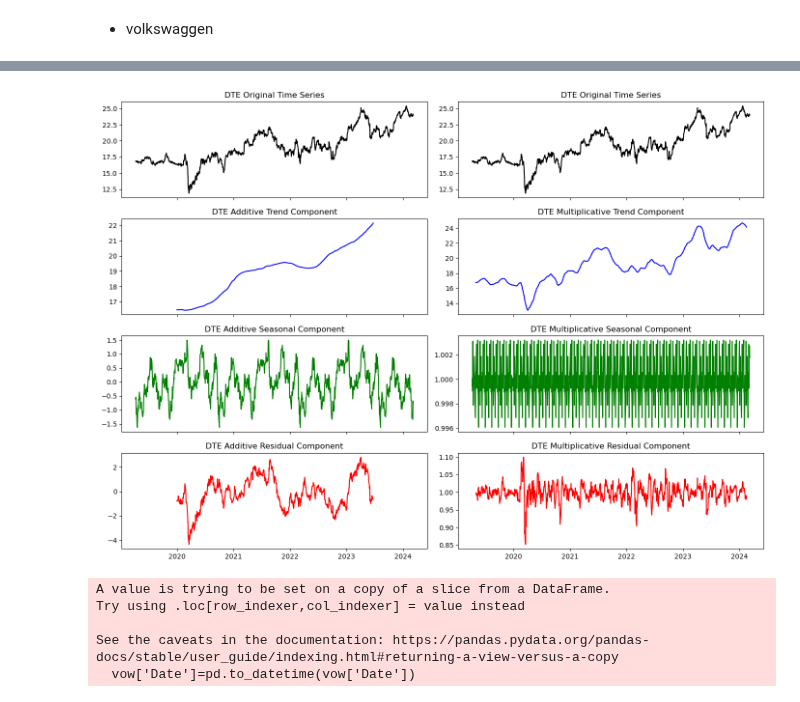
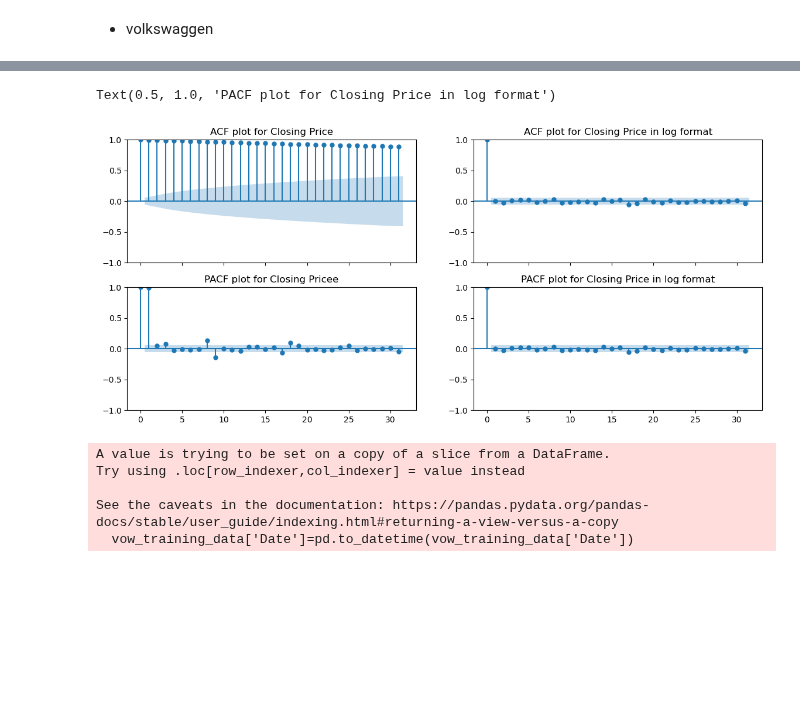
Before and after one commit to lucaluisadjei/pythongermanstocks, a Jupyter notebook: python_project.ipynb, the cells around one changed output, grey strips where cells are left out. Cells and saved outputs as stored; diff of their text form; code cells hidden in the pictures; blank space fills up the shorter version.

```diff
--- a/python_project.ipynb
+++ b/python_project.ipynb
@@ -613,40 +563,15 @@ plt.show()
-# %%
-##now do the decomposition for each telekom company
-##additive and multiplicative for each vehicle company
-# ---  Apply Additive and Multiplicative Decomposition ---
-additive_decomposition = seasonal_decompose(dte["Close"], model="additive", period=365)
-multiplicative_decomposition = seasonal_decompose(dte["Close"], model="multiplicative", period=30)
-
-# Plot both decompositions side by side
-fig, axes = plt.subplots(4, 2, figsize=(14, 10), sharex=True)
-
-# Additive Decomposition Plots
-axes[0, 0].plot(dte['Date'], dte["Close"], color="black")
-axes[0, 0].set_title("DTE Original Time Series")
-
-axes[1, 0].plot(dte['Date'], additive_decomposition.trend, color="blue")
-axes[1, 0].set_title("DTE Additive Trend Component")
-
-axes[2, 0].plot(dte['Date'], additive_decomposition.seasonal, color="green")
-axes[2, 0].set_title("DTE Additive Seasonal Component")
-
-axes[3, 0].plot(dte['Date'], additive_decomposition.resid, color="red")
-axes[3, 0].set_title("DTE Additive Residual Component")
-
-# Multiplicative Decomposition Plots
-axes[0, 1].plot(dte['Date'], dte["Close"], color="black")
-axes[0, 1].set_title("DTE Original Time Series")
-
-axes[1, 1].plot(dte['Date'], multiplicative_decomposition.trend, color="blue")
-axes[1, 1].set_title("DTE Multiplicative Trend Component")
-
-axes[2, 1].plot(dte['Date'], multiplicative_decomposition.seasonal, color="green")
-axes[2, 1].set_title("DTE Multiplicative Seasonal Component")
-
-axes[3, 1].plot(dte['Date'], multiplicative_decomposition.resid, color="red")
-axes[3, 1].set_title("DTE Multiplicative Residual Component")
-
-plt.tight_layout()
-plt.show()
-# %% [output]
-[figure, removed]
+# %%
+fig, axes=plt.subplots(2,2,figsize=(14,6),sharex=True)
+plot_acf( vow['Close'],ax=axes[0,0])
+axes[0,0].set_title('ACF plot for Closing Price')
+plot_pacf(vow['Close'], ax=axes[1, 0])
+
+axes[1,0].set_title('PACF plot for Closing Pricee')
+plot_acf( vow['log_returns'],ax=axes[0,1])
+axes[0,1].set_title('ACF plot for Closing Price in log format')
+plot_pacf(vow['log_returns'], ax=axes[1, 1])
+
+axes[1,1].set_title('PACF plot for Closing Price in log format')
+# %% [output]
+Text(0.5, 1.0, 'PACF plot for Closing Price in log format')
+[figure, added]
@@ -653,8 +581,8 @@ plt.show()
 # %%
-vow['Date']=pd.to_datetime(vow['Date'])
+vow_training_data['Date']=pd.to_datetime(vow_training_data['Date'])
 # %% [output]
 A value is trying to be set on a copy of a slice from a DataFrame.
 Try using .loc[row_indexer,col_indexer] = value instead
 
 See the caveats in the documentation: https://pandas.pydata.org/pandas-docs/stable/user_guide/indexing.html#returning-a-view-versus-a-copy
-  vow['Date']=pd.to_datetime(vow['Date'])
+  vow_training_data['Date']=pd.to_datetime(vow_training_data['Date'])
```
Also changed, not shown: parts of 50 cells of this notebook.
